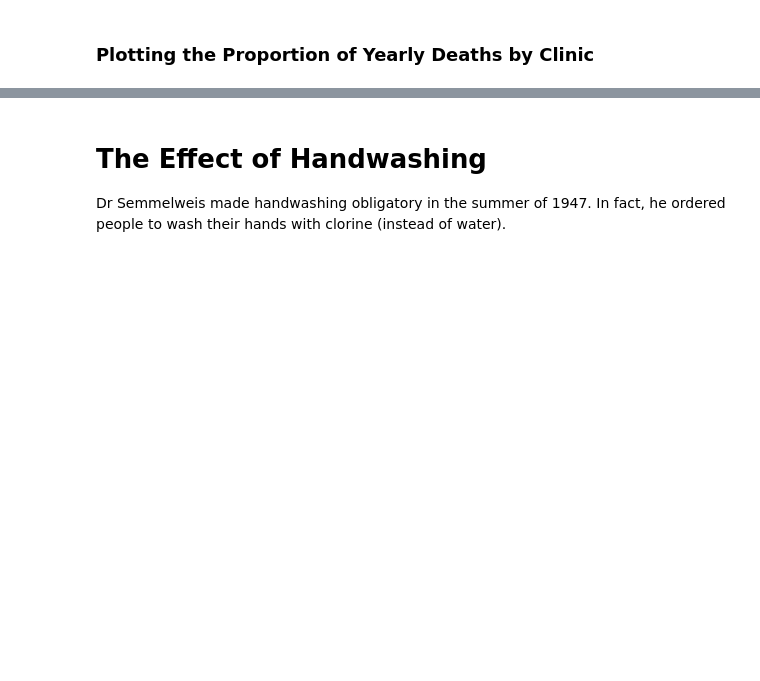
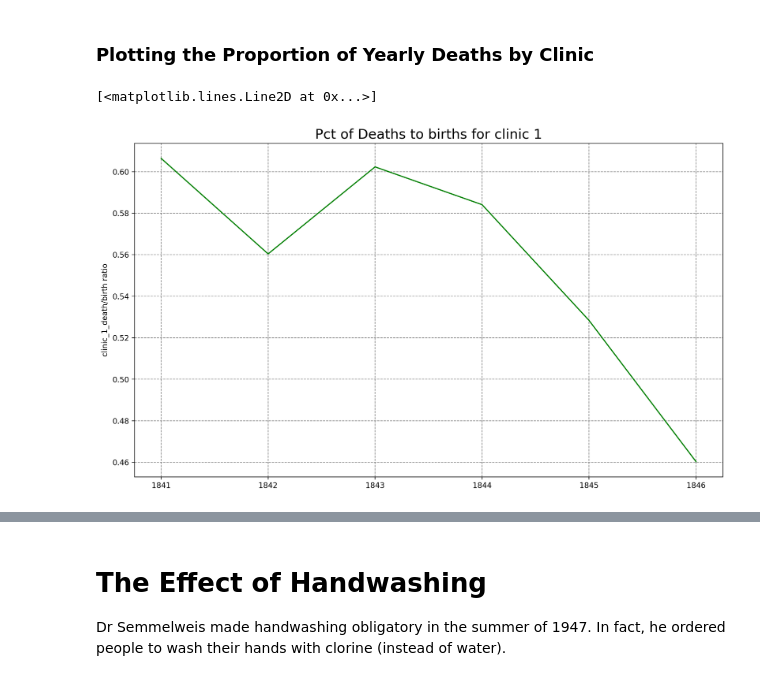
Before and after one commit to J-Bills/day_80, a Jupyter notebook: Dr+Semmelweis+Analysis+%28start%29/Dr_Semmelweis_Handwashing_Discovery_(start).ipynb, the cells around one changed output, grey strips where cells are left out. Saved outputs shown, nothing was run; the diff lists cells and outputs as text; code cells hidden in the pictures; blank space fills up the shorter version.

```diff
--- a/Dr+Semmelweis+Analysis+%28start%29/Dr_Semmelweis_Handwashing_Discovery_(start).ipynb
+++ b/Dr+Semmelweis+Analysis+%28start%29/Dr_Semmelweis_Handwashing_Discovery_(start).ipynb
@@ -214,3 +271,10 @@ Now let's look at the annual data instead.
 * Create another plotly line chart to see how the percentage varies year over year with the two different clinics.
 * Which clinic has a higher proportion of deaths?
 * What is the highest monthly death rate in clinic 1 compared to clinic 2?
+# %%
+df_yearly['pct_deaths'] = df_yearly['year']/df_yearly['births']
+data1 = df_yearly.query("clinic == 'clinic 1'")
+print(f'clinic 1 death pct mean: {data1['pct_deaths'].mean()}')
+data2 = df_yearly.query("clinic == 'clinic 2'")
+print(f'clinic 2 death pct mean: {data2['pct_deaths'].mean()}')
+df_yearly
@@ -217,2 +297,14 @@ Now let's look at the annual data instead.
 # %% [markdown]
 ### Plotting the Proportion of Yearly Deaths by Clinic
+# %%
+plt.figure(figsize=(14,8), dpi=200)
+plt.title('Pct of Deaths to births for clinic 1', fontsize=18)
+data = data1
+ax1 = plt.gca()
+
+ax1.grid(color='grey', linestyle='--')
+ax1.set_ylabel('clinic_1_death/birth ratio', color='black')
+ax1.plot(data.year, data['pct_deaths'], color='green')
+# %% [output]
+[<matplotlib.lines.Line2D at 0x...>]
+[figure, added]
```
Also changed, not shown: parts of 5 cells of this notebook.
